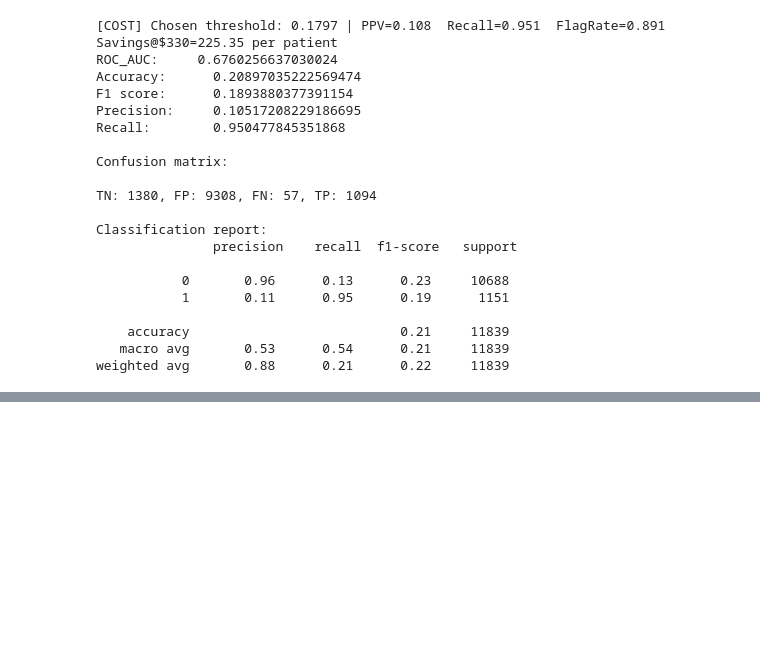
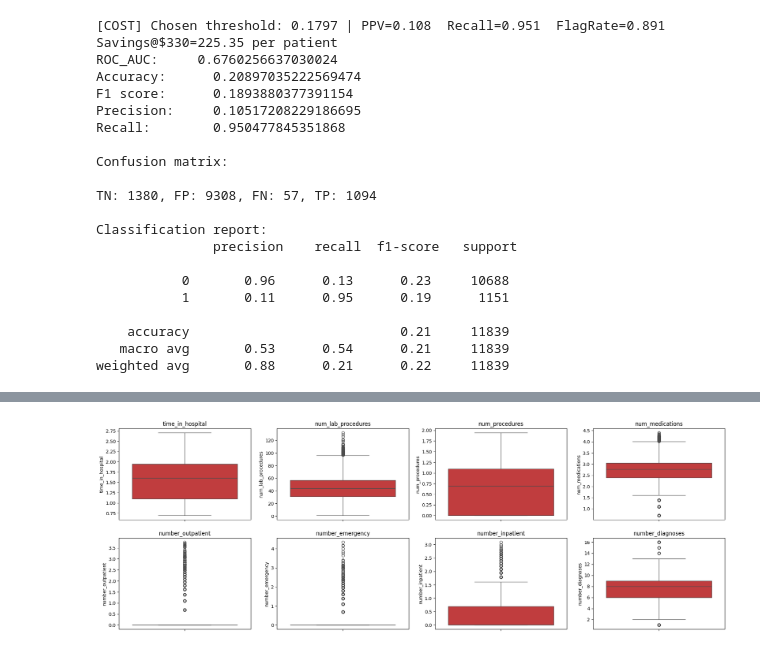
Before and after one commit to meaton96/Eaton_633_Project, a Jupyter notebook: notebooks/000_Main.ipynb, the cells around one changed output, grey strips where cells are left out. Cells and saved outputs as stored; diff of their text form; code cells hidden in the pictures; blank space fills up the shorter version.

```diff
--- a/notebooks/000_Main.ipynb
+++ b/notebooks/000_Main.ipynb
@@ -880,0 +1144,31 @@ if not USE_PRE_COMPUTED_HYPERPARAMS:
+# %%
+# bar plots, looking for outliers
+
+num_df_log = num_df.copy()
+
+# linear models will transform these columns in pre processing pipeline
+log_transform_cols = np.array(
+    ['number_outpatient', 'number_inpatient', 'number_emergency',
+     'num_medications', 'num_procedures', 'time_in_hospital'
+     ])
+
+
+
+num_df_log[log_transform_cols] = np.log1p(num_df_log[log_transform_cols].dropna())
+
+cols = num_df_log.columns.to_list()
+
+
+# 2) compact boxplots (quickly highlights outliers)
+fig, axes = plt.subplots(2,4, figsize=(len(cols)*3, 8))
+axes = axes.flatten()
+if len(cols) == 1:
+    axes = [axes]
+for ax, col in zip(axes, cols):
+    sns.boxplot(y=num_df_log[col], ax=ax, color='C3')
+    ax.set_title(col)
+    ax.set_xlabel('')
+
+plt.show()
+# %% [output]
+[figure, added]
```
Also changed, not shown: parts of 98 cells of this notebook, 2 other files.
